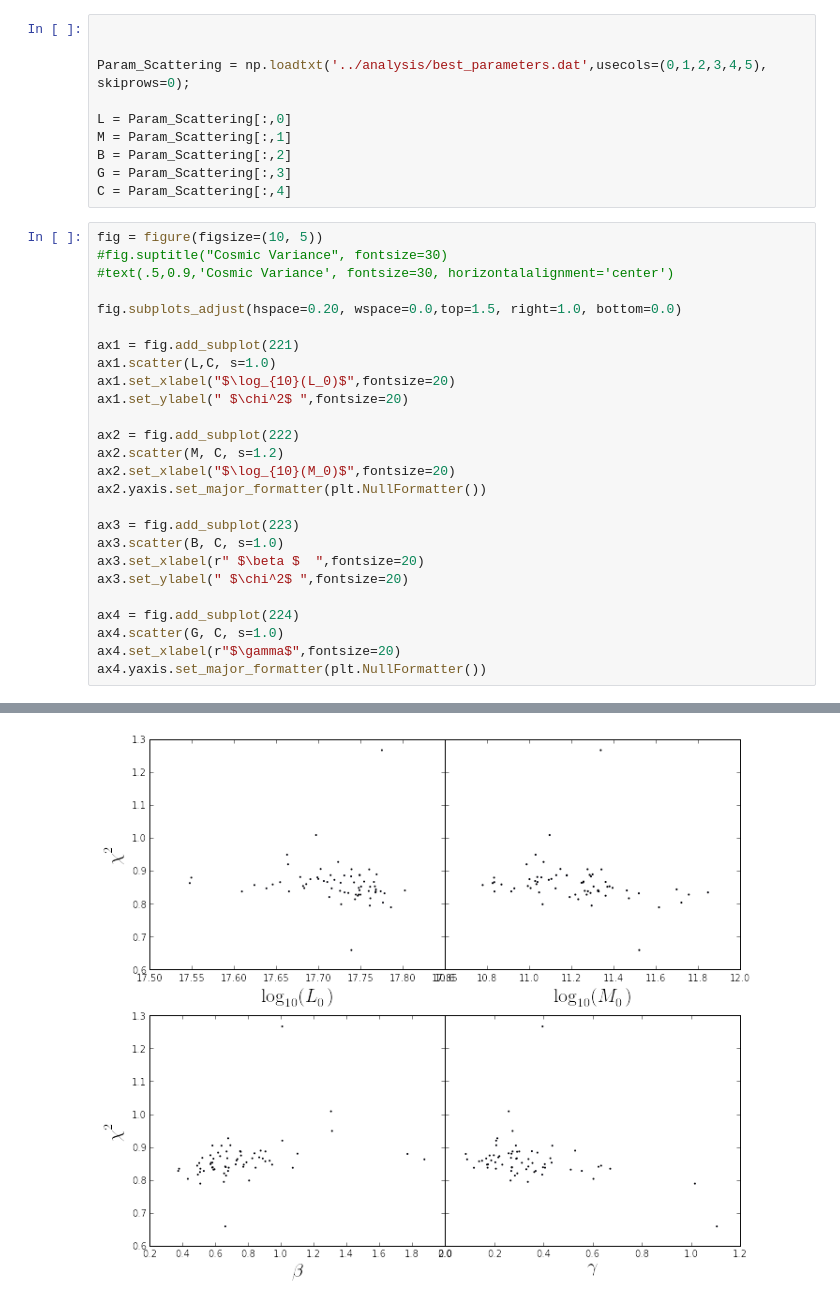
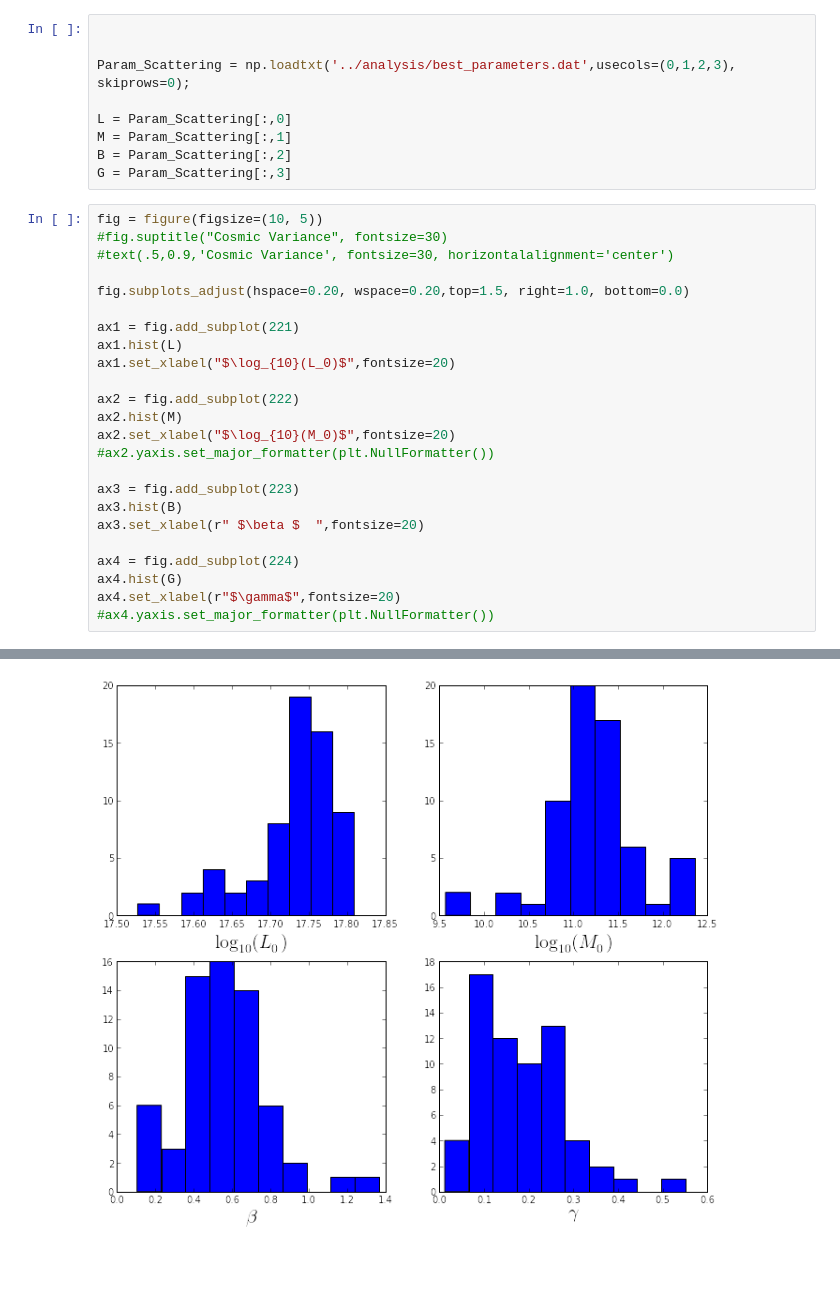
Before and after one commit to flgomezc/sfr-dmhm, a Jupyter notebook: program_trieste/analysis/best_parameters.ipynb, the cells around one changed output, grey strips where cells are left out. Saved outputs shown, nothing was run; the diff lists cells and outputs as text; blank space fills up the shorter version.

Commit message:
Modification on the 'best_parameters.ipynb' file, now it chooses the parameters with high frequency in the MCMC output file

```diff
--- a/program_trieste/analysis/best_parameters.ipynb
+++ b/program_trieste/analysis/best_parameters.ipynb
@@ -158,37 +181,34 @@ BestPar.close()
 # %%
 
 
-Param_Scattering = np.loadtxt('../analysis/best_parameters.dat',usecols=(0,1,2,3,4,5), skiprows=0);
+Param_Scattering = np.loadtxt('../analysis/best_parameters.dat',usecols=(0,1,2,3), skiprows=0);
 
 L = Param_Scattering[:,0]
 M = Param_Scattering[:,1]
 B = Param_Scattering[:,2]
 G = Param_Scattering[:,3]
-C = Param_Scattering[:,4]
 # %%
 fig = figure(figsize=(10, 5))
 #fig.suptitle("Cosmic Variance", fontsize=30)
 #text(.5,0.9,'Cosmic Variance', fontsize=30, horizontalalignment='center')
 
-fig.subplots_adjust(hspace=0.20, wspace=0.0,top=1.5, right=1.0, bottom=0.0)
+fig.subplots_adjust(hspace=0.20, wspace=0.20,top=1.5, right=1.0, bottom=0.0)
 
 ax1 = fig.add_subplot(221)
-ax1.scatter(L,C, s=1.0)
+ax1.hist(L)
 ax1.set_xlabel("$\log_{10}(L_0)$",fontsize=20)
-ax1.set_ylabel(" $\chi^2$ ",fontsize=20)
 
 ax2 = fig.add_subplot(222)
-ax2.scatter(M, C, s=1.2)
+ax2.hist(M)
 ax2.set_xlabel("$\log_{10}(M_0)$",fontsize=20)
-ax2.yaxis.set_major_formatter(plt.NullFormatter())
+#ax2.yaxis.set_major_formatter(plt.NullFormatter())
 
 ax3 = fig.add_subplot(223)
-ax3.scatter(B, C, s=1.0)
+ax3.hist(B)
 ax3.set_xlabel(r" $\beta $  ",fontsize=20)
-ax3.set_ylabel(" $\chi^2$ ",fontsize=20)
 
 ax4 = fig.add_subplot(224)
-ax4.scatter(G, C, s=1.0)
+ax4.hist(G)
 ax4.set_xlabel(r"$\gamma$",fontsize=20)
-ax4.yaxis.set_major_formatter(plt.NullFormatter())
+#ax4.yaxis.set_major_formatter(plt.NullFormatter())
 # %% [output]
@@ -195 +216 @@ ax4.yaxis.set_major_formatter(plt.NullFormatter())
-[figure, old version]
+[figure, new version]
```
Also changed, not shown: parts of 10 cells of this notebook, 5 other files.
